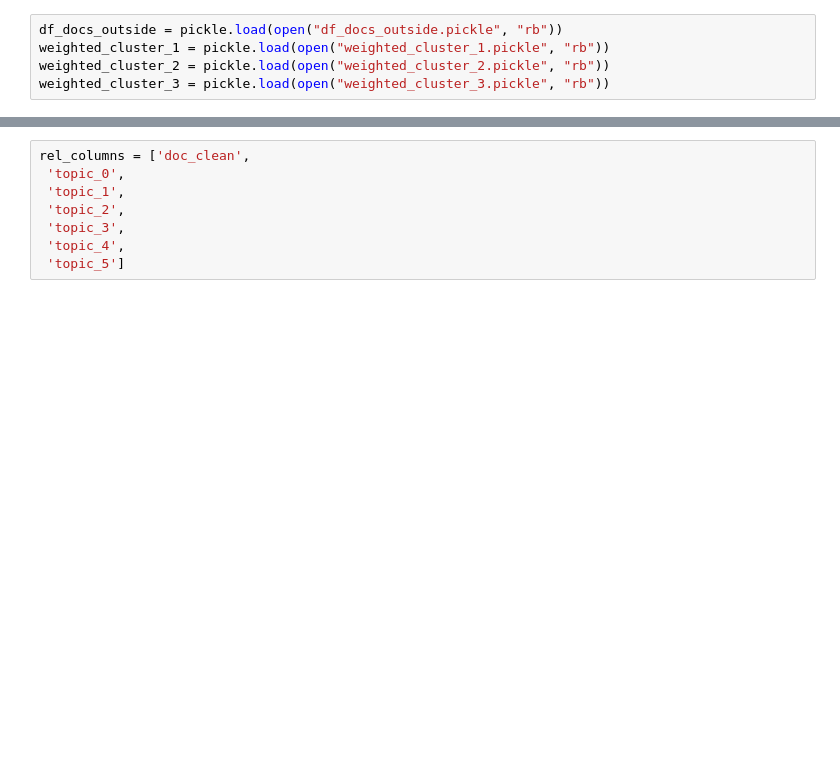
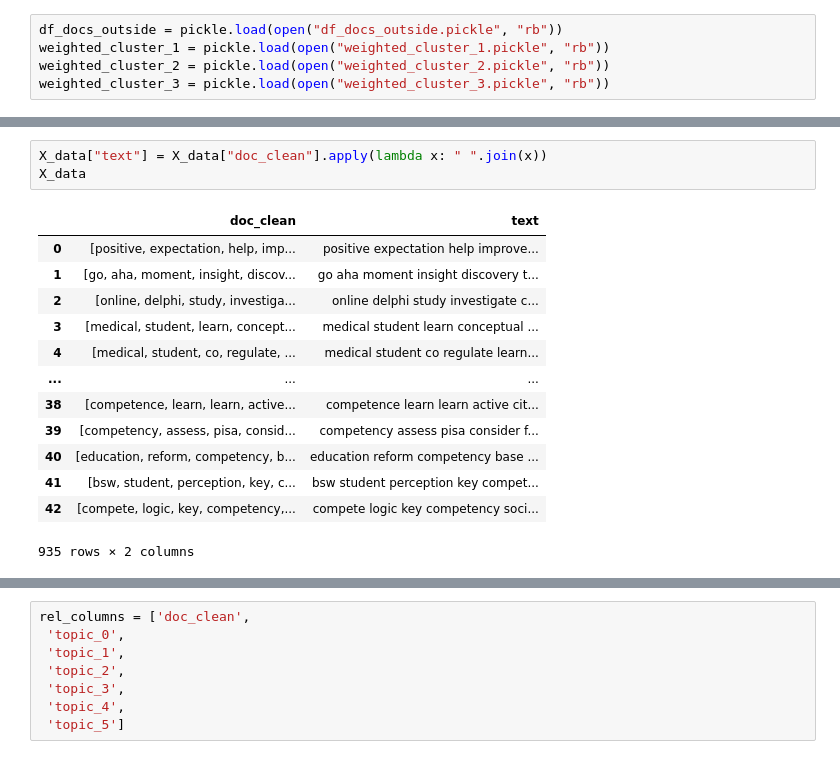
Before and after one commit to furrutiav/CBE-bibliometric-analysis, a Jupyter notebook: train_dense_componente_pred_outside.ipynb, the cells around one changed output, grey strips where cells are left out. Drawn from its saved outputs; the diff is of its cells as text; blank space fills up the shorter version.

```diff
--- a/train_dense_componente_pred_outside.ipynb
+++ b/train_dense_componente_pred_outside.ipynb
@@ -7,0 +85,17 @@ weighted_cluster_3 = pickle.load(open("weighted_cluster_3.pickle", "rb"))
+# %%
+X_data["text"] = X_data["doc_clean"].apply(lambda x: " ".join(x))
+X_data
+# %% [output]
+|  | doc_clean | text |
+| 0 | [positive, expectation, help, imp... | positive expectation help improve... |
+| 1 | [go, aha, moment, insight, discov... | go aha moment insight discovery t... |
+| 2 | [online, delphi, study, investiga... | online delphi study investigate c... |
+| 3 | [medical, student, learn, concept... | medical student learn conceptual ... |
+| 4 | [medical, student, co, regulate, ... | medical student co regulate learn... |
+| ... | ... | ... |
+| 38 | [competence, learn, learn, active... | competence learn learn active cit... |
+| 39 | [competency, assess, pisa, consid... | competency assess pisa consider f... |
+| 40 | [education, reform, competency, b... | education reform competency base ... |
+| 41 | [bsw, student, perception, key, c... | bsw student perception key compet... |
+| 42 | [compete, logic, key, competency,... | compete logic key competency soci... |
+935 rows × 2 columns
```
Also changed, not shown: parts of 12 cells of this notebook, 8 other files.
